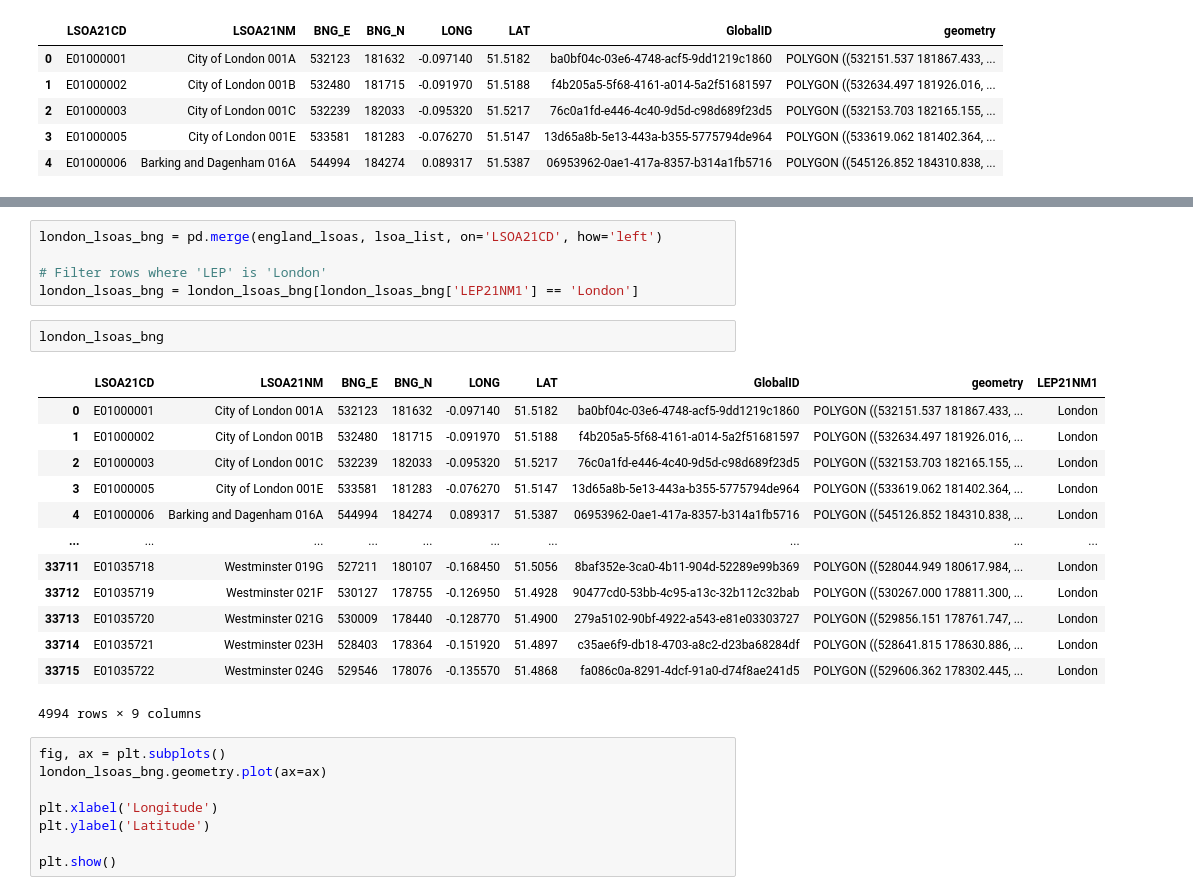
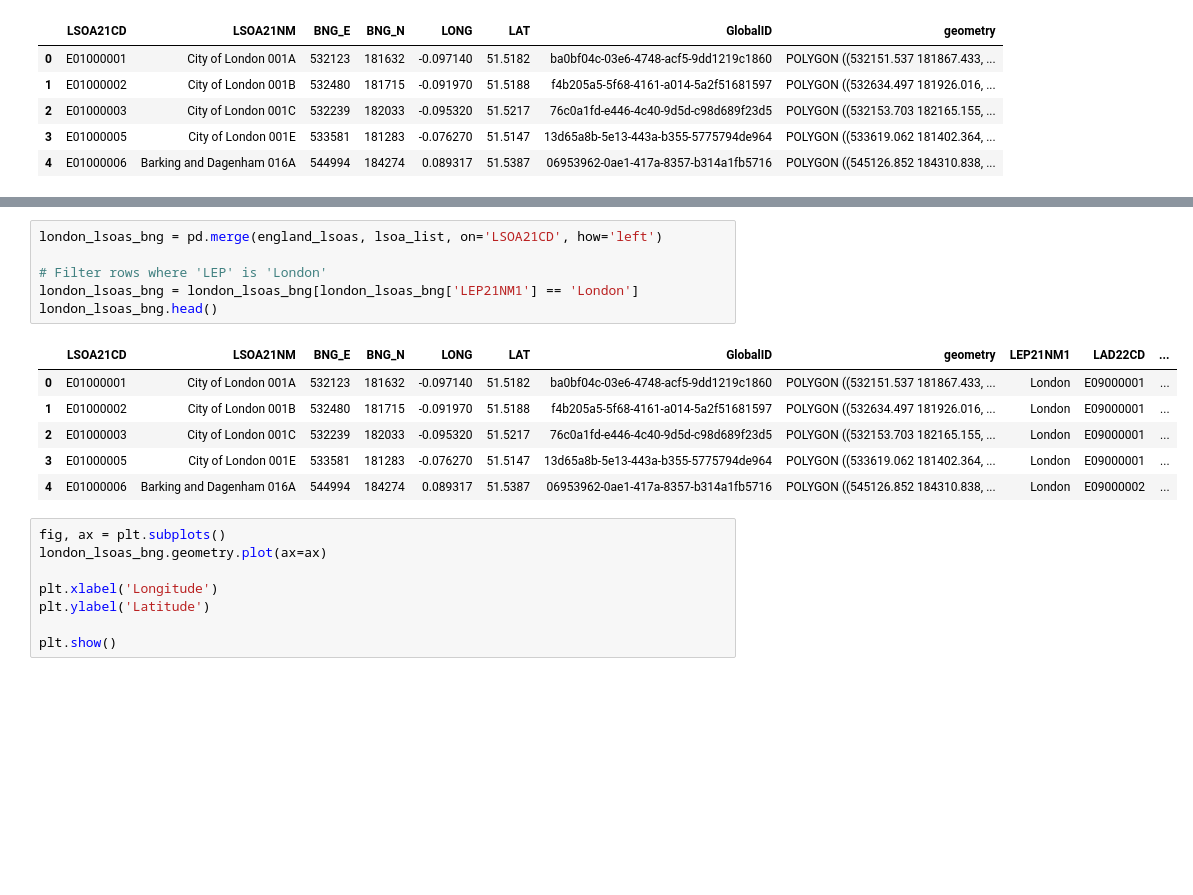
Before and after one commit to simwen/London_uhi, a Jupyter notebook: london_uhi.ipynb, the cells around one changed output, grey strips where cells are left out. Cells and saved outputs as stored; diff of their text form; blank space fills up the shorter version.

```diff
--- a/london_uhi.ipynb
+++ b/london_uhi.ipynb
@@ -271,24 +271,16 @@ lsoa_list
 # %%
 london_lsoas_bng = pd.merge(england_lsoas, lsoa_list, on='LSOA21CD', how='left')
 
 # Filter rows where 'LEP' is 'London'
 london_lsoas_bng = london_lsoas_bng[london_lsoas_bng['LEP21NM1'] == 'London']
+london_lsoas_bng.head()
+# %% [output]
+|  | LSOA21CD | LSOA21NM | BNG_E | BNG_N | LONG | LAT | GlobalID | geometry | LEP21NM1 | LAD22CD | ... |
+| 0 | E01000001 | City of London 001A | 532123 | 181632 | -0.097140 | 51.5182 | ba0bf04c-03e6-4748-acf5-9dd1219c1860 | POLYGON ((532151.537 181867.433, ... | London | E09000001 | ... |
+| 1 | E01000002 | City of London 001B | 532480 | 181715 | -0.091970 | 51.5188 | f4b205a5-5f68-4161-a014-5a2f51681597 | POLYGON ((532634.497 181926.016, ... | London | E09000001 | ... |
+| 2 | E01000003 | City of London 001C | 532239 | 182033 | -0.095320 | 51.5217 | 76c0a1fd-e446-4c40-9d5d-c98d689f23d5 | POLYGON ((532153.703 182165.155, ... | London | E09000001 | ... |
+| 3 | E01000005 | City of London 001E | 533581 | 181283 | -0.076270 | 51.5147 | 13d65a8b-5e13-443a-b355-5775794de964 | POLYGON ((533619.062 181402.364, ... | London | E09000001 | ... |
+| 4 | E01000006 | Barking and Dagenham 016A | 544994 | 184274 | 0.089317 | 51.5387 | 06953962-0ae1-417a-8357-b314a1fb5716 | POLYGON ((545126.852 184310.838, ... | London | E09000002 | ... |
-# %%
-london_lsoas_bng
-# %% [output]
-|  | LSOA21CD | LSOA21NM | BNG_E | BNG_N | LONG | LAT | GlobalID | geometry | LEP21NM1 |
-| 0 | E01000001 | City of London 001A | 532123 | 181632 | -0.097140 | 51.5182 | ba0bf04c-03e6-4748-acf5-9dd1219c1860 | POLYGON ((532151.537 181867.433, ... | London |
-| 1 | E01000002 | City of London 001B | 532480 | 181715 | -0.091970 | 51.5188 | f4b205a5-5f68-4161-a014-5a2f51681597 | POLYGON ((532634.497 181926.016, ... | London |
-| 2 | E01000003 | City of London 001C | 532239 | 182033 | -0.095320 | 51.5217 | 76c0a1fd-e446-4c40-9d5d-c98d689f23d5 | POLYGON ((532153.703 182165.155, ... | London |
-| 3 | E01000005 | City of London 001E | 533581 | 181283 | -0.076270 | 51.5147 | 13d65a8b-5e13-443a-b355-5775794de964 | POLYGON ((533619.062 181402.364, ... | London |
-| 4 | E01000006 | Barking and Dagenham 016A | 544994 | 184274 | 0.089317 | 51.5387 | 06953962-0ae1-417a-8357-b314a1fb5716 | POLYGON ((545126.852 184310.838, ... | London |
-| ... | ... | ... | ... | ... | ... | ... | ... | ... | ... |
-| 33711 | E01035718 | Westminster 019G | 527211 | 180107 | -0.168450 | 51.5056 | 8baf352e-3ca0-4b11-904d-52289e99b369 | POLYGON ((528044.949 180617.984, ... | London |
-| 33712 | E01035719 | Westminster 021F | 530127 | 178755 | -0.126950 | 51.4928 | 90477cd0-53bb-4c95-a13c-32b112c32bab | POLYGON ((530267.000 178811.300, ... | London |
-| 33713 | E01035720 | Westminster 021G | 530009 | 178440 | -0.128770 | 51.4900 | 279a5102-90bf-4922-a543-e81e03303727 | POLYGON ((529856.151 178761.747, ... | London |
-| 33714 | E01035721 | Westminster 023H | 528403 | 178364 | -0.151920 | 51.4897 | c35ae6f9-db18-4703-a8c2-d23ba68284df | POLYGON ((528641.815 178630.886, ... | London |
-| 33715 | E01035722 | Westminster 024G | 529546 | 178076 | -0.135570 | 51.4868 | fa086c0a-8291-4dcf-91a0-d74f8ae241d5 | POLYGON ((529606.362 178302.445, ... | London |
-4994 rows × 9 columns
 # %%
 fig, ax = plt.subplots()
 london_lsoas_bng.geometry.plot(ax=ax)
```
Also changed, not shown: parts of 26 cells of this notebook.
